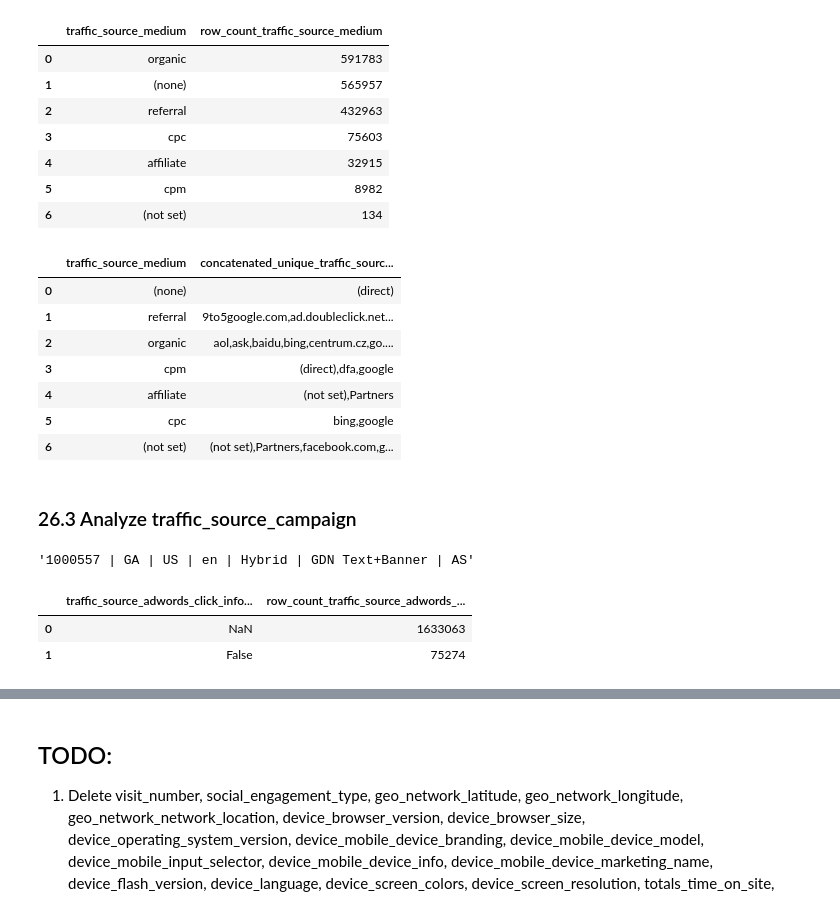
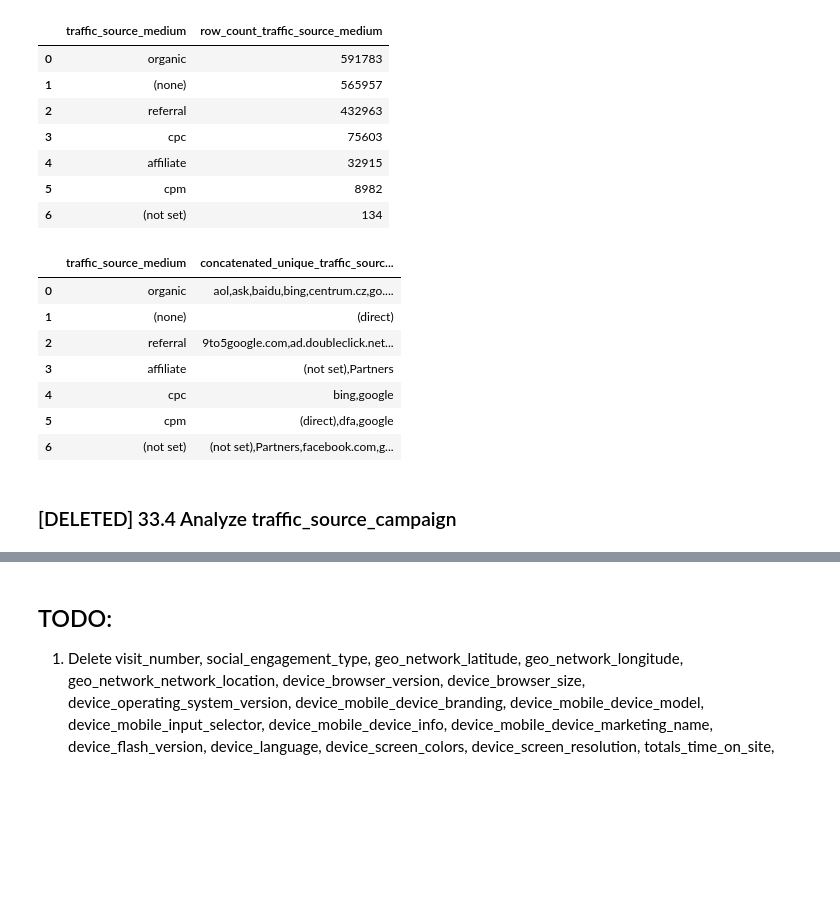
Before and after one commit to hardiksahi/MachineLearning, a Jupyter notebook: kaggle/google-analytics-propensity/notebooks/1_EDA.ipynb, the cells around one changed output, grey strips where cells are left out. Saved outputs shown, nothing was run; the diff lists cells and outputs as text; code cells hidden in the pictures; blank space fills up the shorter version.

```diff
--- a/kaggle/google-analytics-propensity/notebooks/1_EDA.ipynb
+++ b/kaggle/google-analytics-propensity/notebooks/1_EDA.ipynb
@@ -21,7 +21,7 @@ import math
 ## Constants
 # %%
 database_folder_path = '../data/duckdb'
-ddb_file_name = 'intermediate_files.db'
+ddb_file_name = 'primary_clean_files.db'
 # %% [markdown]
 ## Functions
 # %%
@@ -1121,16 +1236,16 @@ traffic_source_medium_df
 | 5 | cpm | 8982 |
 | 6 | (not set) | 134 |
 # %%
-get_separator_separated_values_for_column(con, table_name='intermediate_train_data', count_column_name='traffic_source_source', group_by_column_name='traffic_source_medium', is_distinct_count=True, separator=',')
+get_separator_separated_values_for_column(con, table_name='primary_clean_train_data', count_column_name='traffic_source_source', group_by_column_name='traffic_source_medium', is_distinct_count=True, separator=',')
 # %% [output]
 |  | traffic_source_medium | concatenated_unique_traffic_sourc... |
-| 0 | (none) | (direct) |
-| 1 | referral | 9to5google.com,ad.doubleclick.net... |
-| 2 | organic | aol,ask,baidu,bing,centrum.cz,go.... |
-| 3 | cpm | (direct),dfa,google |
-| 4 | affiliate | (not set),Partners |
-| 5 | cpc | bing,google |
+| 0 | organic | aol,ask,baidu,bing,centrum.cz,go.... |
+| 1 | (none) | (direct) |
+| 2 | referral | 9to5google.com,ad.doubleclick.net... |
+| 3 | affiliate | (not set),Partners |
+| 4 | cpc | bing,google |
+| 5 | cpm | (direct),dfa,google |
 | 6 | (not set) | (not set),Partners,facebook.com,g... |
 # %% [markdown]
-### 26.3 Analyze traffic_source_campaign
+### [DELETED] 33.4 Analyze traffic_source_campaign
 # %%
@@ -1138,10 +1252,0 @@ traffic_source_campaign_df = get_counts_for_column_entries_ddb_table(con, table_
-# %%
-traffic_source_campaign_df.iloc[2]['traffic_source_campaign']
-# %% [output]
-'1000557 | GA | US | en | Hybrid | GDN Text+Banner | AS'
-# %%
-get_counts_for_column_entries_ddb_table(con, table_name='intermediate_train_data', count_column_name='traffic_source_adwords_click_info_is_video_ad', group_by_column_list=['traffic_source_adwords_click_info_is_video_ad'])
-# %% [output]
-|  | traffic_source_adwords_click_info... | row_count_traffic_source_adwords_... |
-| 0 | NaN | 1633063 |
-| 1 | False | 75274 |
```
Also changed, not shown: parts of 218 cells of this notebook, 5 other files.
